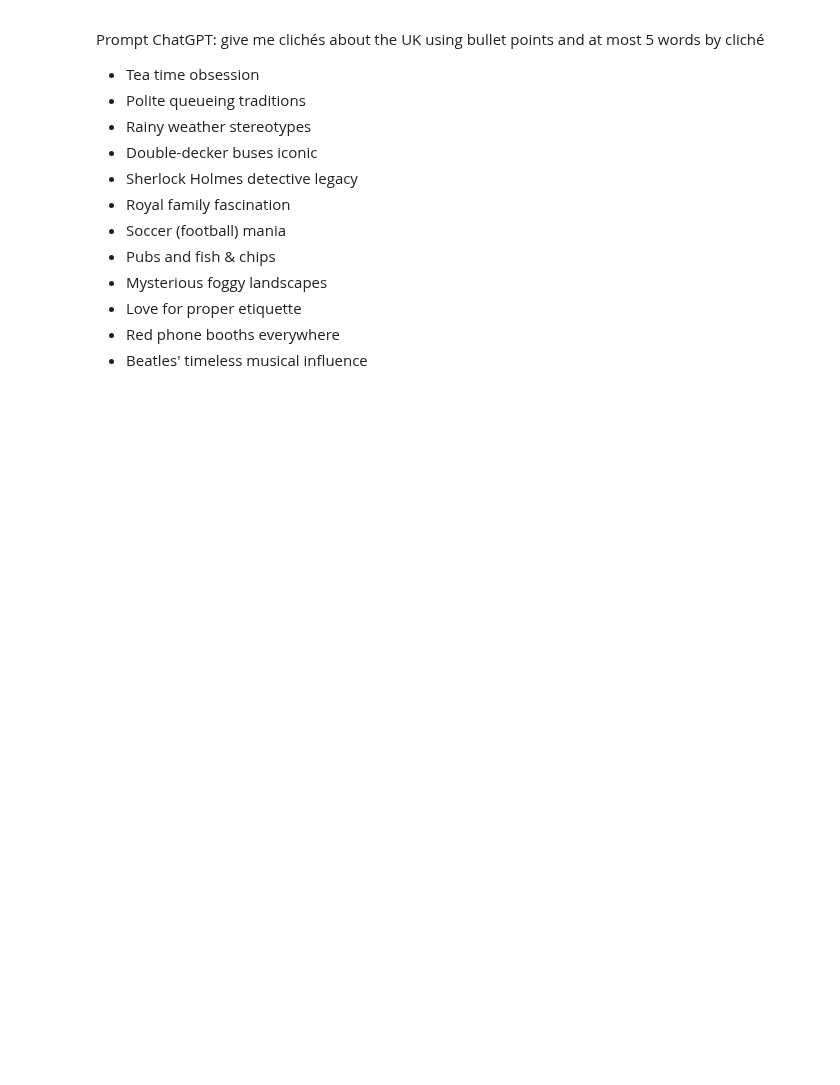
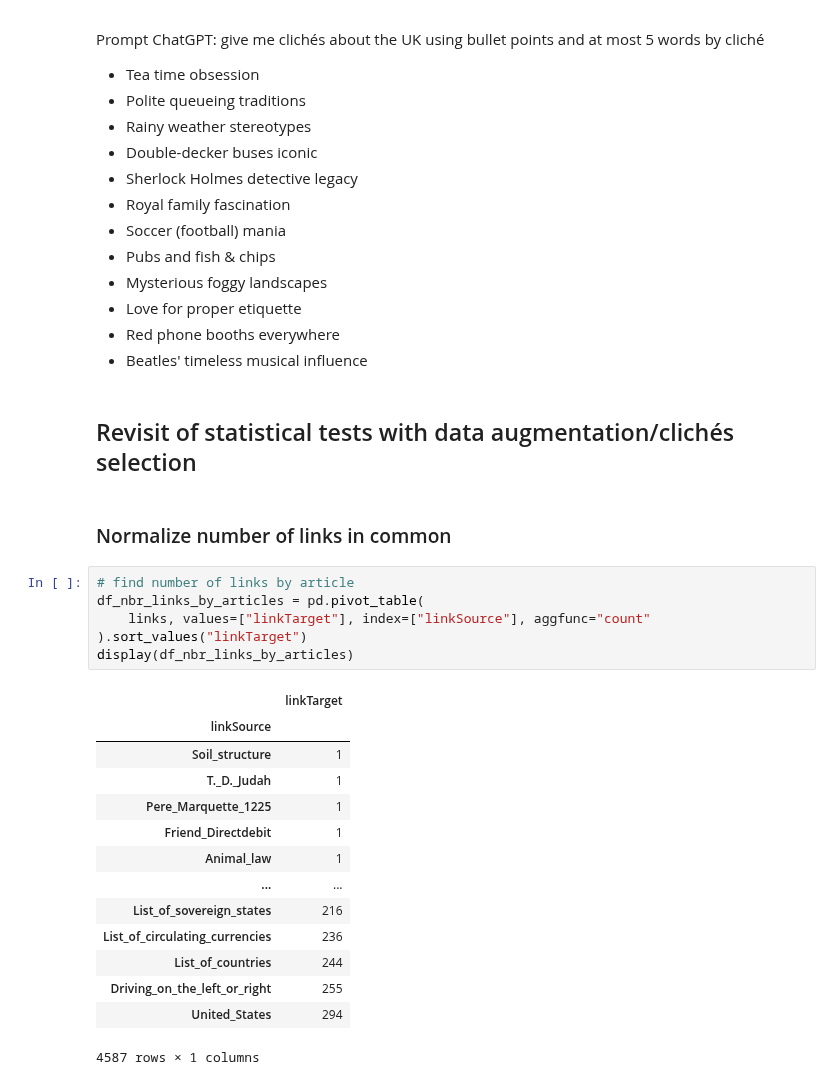
Before and after one commit to epfl-ada/ada-2023-project-abracadabra2023, a Jupyter notebook: nb.ipynb, the cells around one changed output. Cells and saved outputs as stored; diff of their text form; blank space fills up the shorter version.

```diff
--- a/nb.ipynb
+++ b/nb.ipynb
@@ -868,3 +901,28 @@ Prompt ChatGPT: give me clichés about the UK using bullet points and at most 5
 - Love for proper etiquette
 - Red phone booths everywhere
 - Beatles' timeless musical influence
+# %% [markdown]
+## Revisit of statistical tests with data augmentation/clichés selection
+# %% [markdown]
+### Normalize number of links in common
+# %%
+# find number of links by article
+df_nbr_links_by_articles = pd.pivot_table(
+    links, values=["linkTarget"], index=["linkSource"], aggfunc="count"
+).sort_values("linkTarget")
+display(df_nbr_links_by_articles)
+# %% [output]
+|  | linkTarget |
+| linkSource |  |
+| Soil_structure | 1 |
+| T._D._Judah | 1 |
+| Pere_Marquette_1225 | 1 |
+| Friend_Directdebit | 1 |
+| Animal_law | 1 |
+| ... | ... |
+| List_of_sovereign_states | 216 |
+| List_of_circulating_currencies | 236 |
+| List_of_countries | 244 |
+| Driving_on_the_left_or_right | 255 |
+| United_States | 294 |
+4587 rows × 1 columns
```
Also changed, not shown: parts of 19 cells of this notebook.
